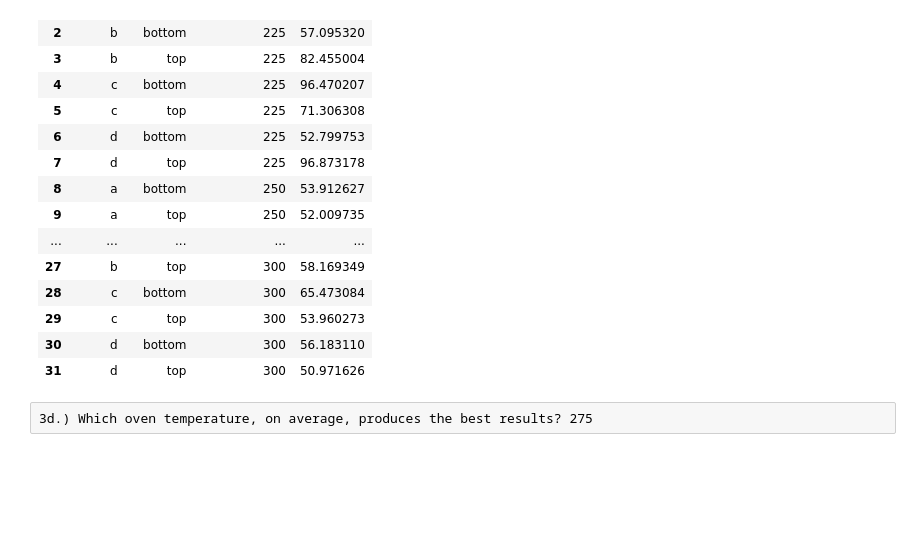
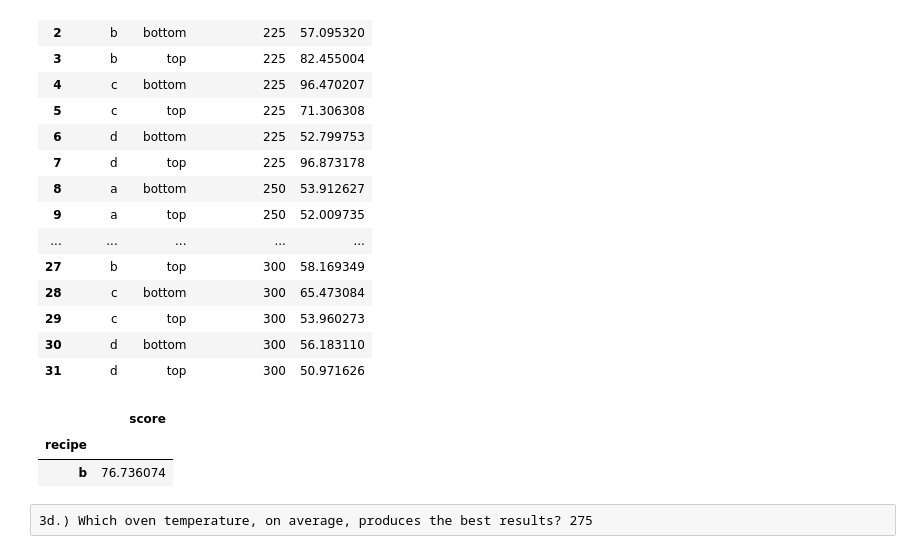
Before and after one commit to annah-vu/classification-exercises, a Jupyter notebook: tidy_data.ipynb, the cells around one changed output. Drawn from its saved outputs; the diff is of its cells as text; code cells hidden in the pictures; blank space fills up the shorter version.

```diff
--- a/tidy_data.ipynb
+++ b/tidy_data.ipynb
@@ -180,6 +180,13 @@ cake_melt
 | 29 | c | top | 300 | 53.960273 |
 | 30 | d | bottom | 300 | 56.183110 |
 | 31 | d | top | 300 | 50.971626 |
+# %%
+tastiest = best_results = cake_melt.groupby('recipe').mean()
+tastiest.sort_values('score',ascending = False).head(1)
+# %% [output]
+|  | score |
+| recipe |  |
+| b | 76.736074 |
 # %% [raw]
 3d.) Which oven temperature, on average, produces the best results? 275
 # %%
```
